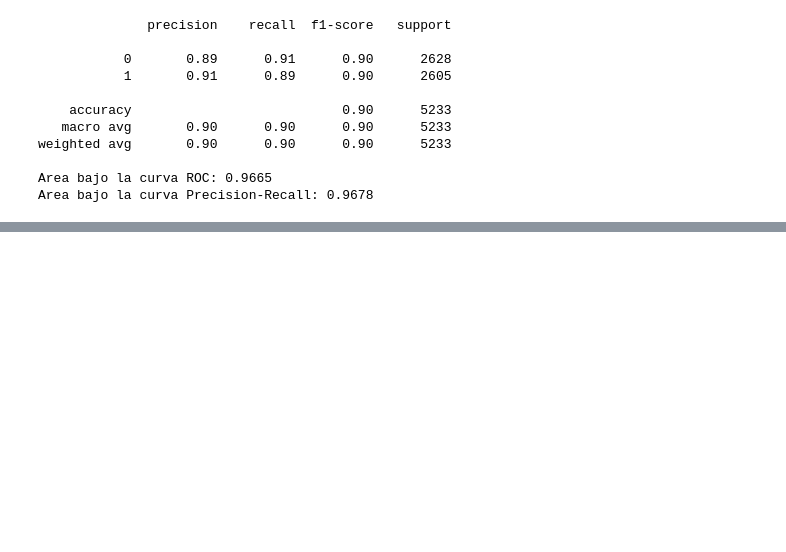
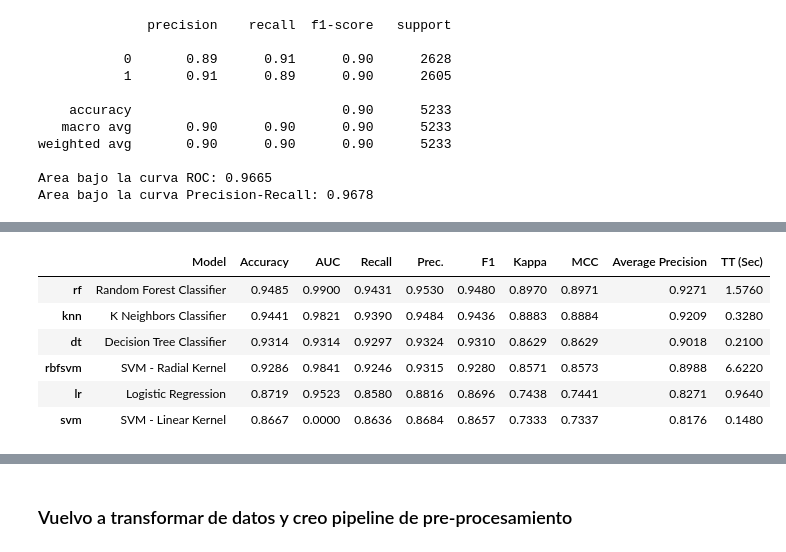
Before and after one commit to ldidone/aprendizaje_de_maquina_I_CEIA_TP, a Jupyter notebook: 2. Experimentation.ipynb, the cells around one changed output, grey strips where cells are left out. Saved outputs shown, nothing was run; the diff lists cells and outputs as text; code cells hidden in the pictures; blank space fills up the shorter version.

```diff
--- a/2. Experimentation.ipynb
+++ b/2. Experimentation.ipynb
@@ -258,0 +364,15 @@ Area bajo la curva Precision-Recall: 0.9678
+# %%
+best_model = compare_models(
+    include=[
+        "lr",  # Logistic Regression
+        "knn",  # K-Nearest Neighbors
+        "dt",  # Decision Tree Classifier
+        "svm",  # SVM - Linear Kernel
+        "rbfsvm",  # SVM - Radial Kernel
+        "rf",  # Random Forest Classifier
+        # RandomForestClassifier(n_estimators=10, random_state=RANDOM_STATE),
+    ],
+    fold=5,
+    cross_validation=True,
+)
+# %% [output]
@@ -258,0 +380,7 @@ Area bajo la curva Precision-Recall: 0.9678
+|  | Model | Accuracy | AUC | Recall | Prec. | F1 | Kappa | MCC | Average Precision | TT (Sec) |
+| rf | Random Forest Classifier | 0.9485 | 0.9900 | 0.9431 | 0.9530 | 0.9480 | 0.8970 | 0.8971 | 0.9271 | 1.5760 |
+| knn | K Neighbors Classifier | 0.9441 | 0.9821 | 0.9390 | 0.9484 | 0.9436 | 0.8883 | 0.8884 | 0.9209 | 0.3280 |
+| dt | Decision Tree Classifier | 0.9314 | 0.9314 | 0.9297 | 0.9324 | 0.9310 | 0.8629 | 0.8629 | 0.9018 | 0.2100 |
+| rbfsvm | SVM - Radial Kernel | 0.9286 | 0.9841 | 0.9246 | 0.9315 | 0.9280 | 0.8571 | 0.8573 | 0.8988 | 6.6220 |
+| lr | Logistic Regression | 0.8719 | 0.9523 | 0.8580 | 0.8816 | 0.8696 | 0.7438 | 0.7441 | 0.8271 | 0.9640 |
+| svm | SVM - Linear Kernel | 0.8667 | 0.0000 | 0.8636 | 0.8684 | 0.8657 | 0.7333 | 0.7337 | 0.8176 | 0.1480 |
@@ -258,0 +388,2 @@ Area bajo la curva Precision-Recall: 0.9678
+# %% [markdown]
+### Vuelvo a transformar de datos y creo pipeline de pre-procesamiento
```
Also changed, not shown: parts of 17 cells of this notebook.
